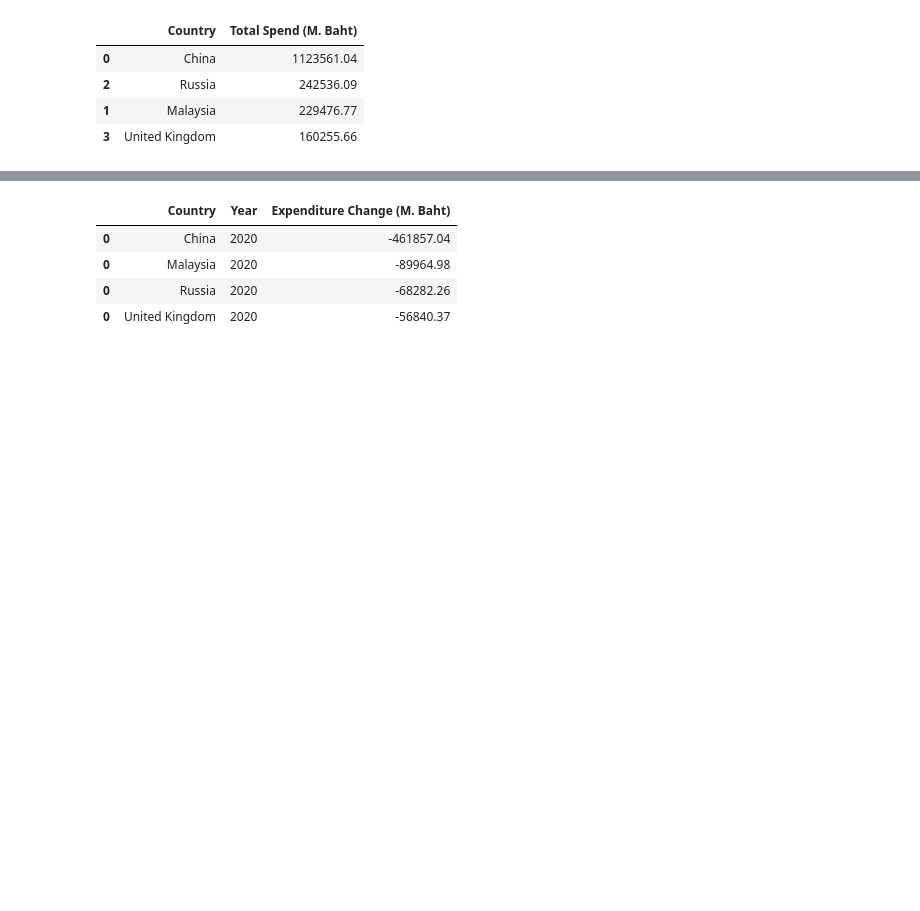
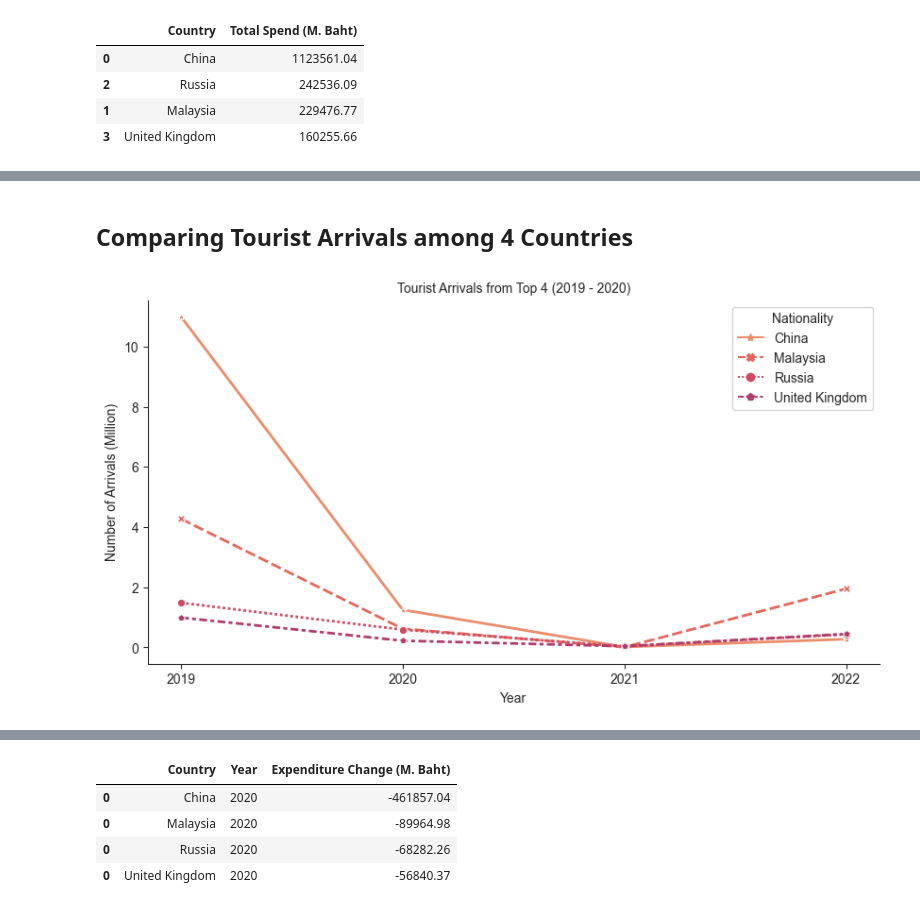
Before and after one commit to eatrabyo/dads-5001-mini-project, a Jupyter notebook: Analysis.ipynb, the cells around one changed output, grey strips where cells are left out. Drawn from its saved outputs; the diff is of its cells as text; code cells hidden in the pictures; blank space fills up the shorter version.

Commit message:
-add new plots

```diff
--- a/Analysis.ipynb
+++ b/Analysis.ipynb
@@ -471,4 +471,8 @@ See the caveats in the documentation: https://pandas.pydata.org/pandas-docs/stab
 top_visitor = pd.DataFrame()
 top_visitor = pd.concat([top_visitor,china_expend,Malay_expend,ru_expend,uk_expend])
 top_visitor.rename(columns={'diff':'Expenditure Change (M. Baht)','Total Spend (Mil. Baht)':'Total Spend (M. Baht)','year':'Year'},inplace=True)
+
+num_top_visitor = pd.DataFrame()
+num_top_visitor = pd.concat([China_num,Malay_num,Russia,uk])
+num_top_visitor.drop(columns=['level_0','index','pct_change'],inplace=True)
 # %%
@@ -481,0 +507,17 @@ top_visitor.groupby('Country')['Total Spend (M. Baht)'].sum().reset_index().sort
+# %% [markdown]
+## Comparing Tourist Arrivals among 4 Countries
+# %%
+# Create the subplots
+fig, axes1 = plt.subplots(1, 1, figsize=(10, 5))
+
+# First subplot: line plot of num_arrival over the years
+sns.lineplot(data=num_top_visitor, x='year', y='num_arrival', hue='Nationality', ax = axes1,
+            palette=color,style='Nationality',markers = ["*",'X','o','p'],linewidth = 2)
+
+
+axes1.set_title('Tourist Arrivals from Top 4 (2019 - 2020)',fontdict={'size':10})
+axes1.set_xlabel('Year')
+axes1.set_ylabel('Number of Arrivals (Million)')
+plt.ticklabel_format(style='plain', axis='y')
+# %% [output]
+[figure, added]
```
Also changed, not shown: parts of 7 cells of this notebook.
